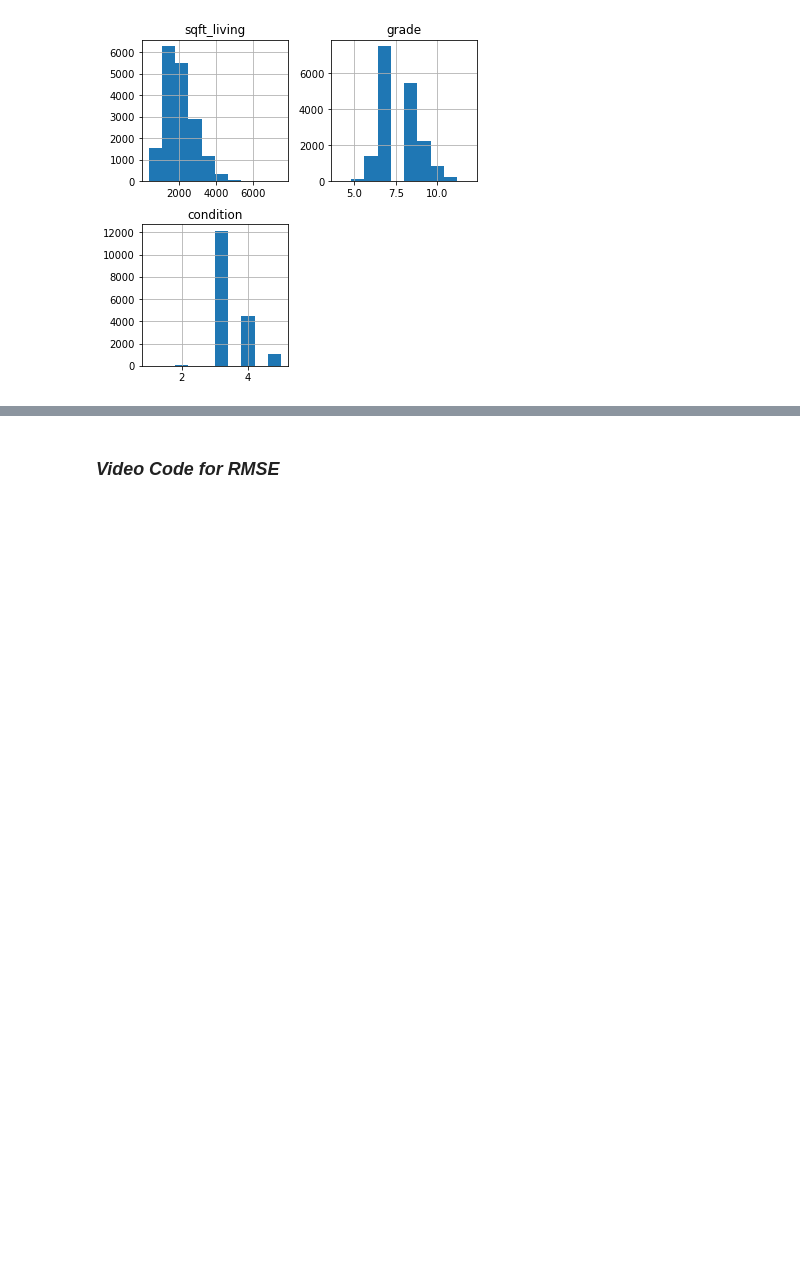
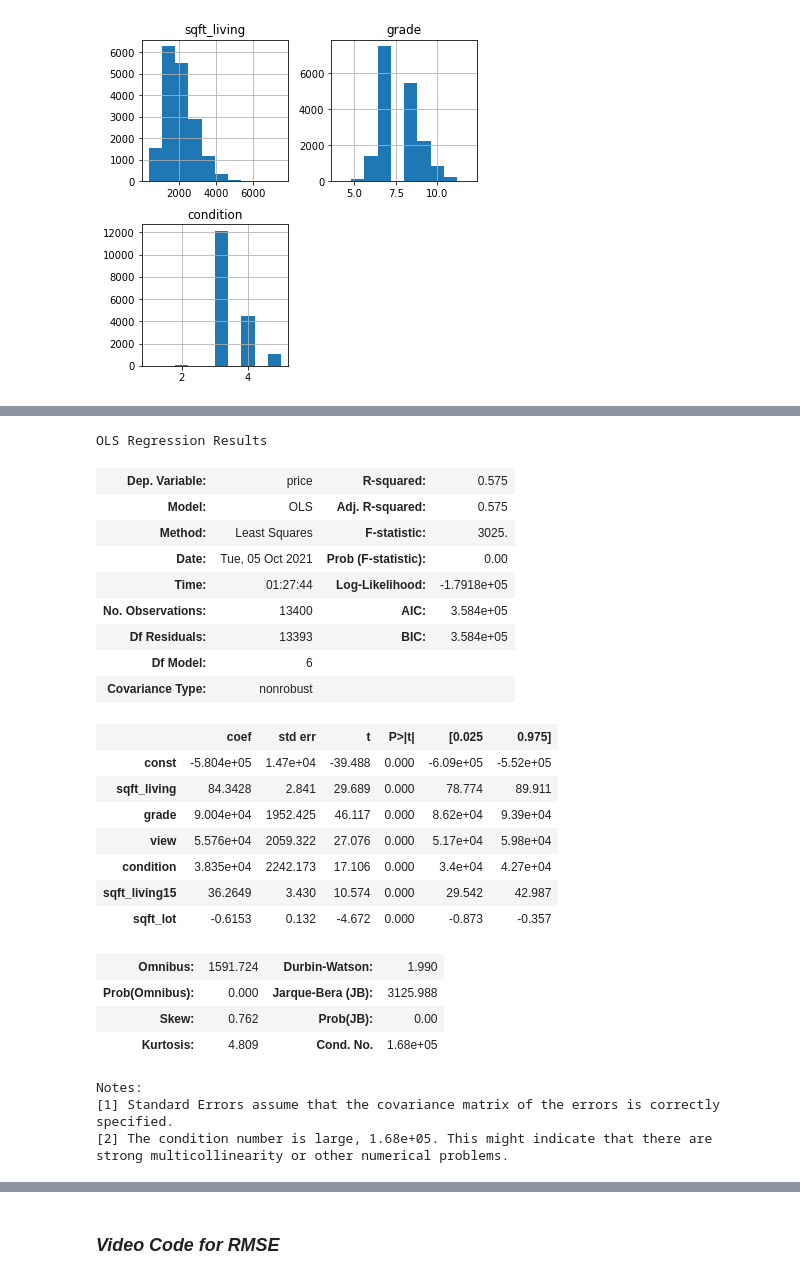
Before and after one commit to cyborgsage/kingco-realestate, a Jupyter notebook: doug_index.ipynb, the cells around one changed output, grey strips where cells are left out. Drawn from its saved outputs; the diff is of its cells as text; code cells hidden in the pictures; blank space fills up the shorter version.

```diff
--- a/doug_index.ipynb
+++ b/doug_index.ipynb
@@ -322,0 +353,4 @@ df[['sqft_living', 'grade', 'condition']].hist(figsize  = [6, 6]);
+# %%
+model_3 = ['sqft_living', 'grade', 'view', 'condition', 'sqft_living15', 'sqft_lot']
+X_train_second_model = X_train_numeric[model_3]
+# X_train_second_model
@@ -322,0 +380,31 @@ df[['sqft_living', 'grade', 'condition']].hist(figsize  = [6, 6]);
+# %%
+import statsmodels.api as sm
+
+sm.OLS(y_train, sm.add_constant(X_train_second_model)).fit().summary()
+# %% [output]
+OLS Regression Results
+| Dep. Variable: | price | R-squared: | 0.575 |
+| Model: | OLS | Adj. R-squared: | 0.575 |
+| Method: | Least Squares | F-statistic: | 3025. |
+| Date: | Tue, 05 Oct 2021 | Prob (F-statistic): | 0.00 |
+| Time: | 01:27:44 | Log-Likelihood: | -1.7918e+05 |
+| No. Observations: | 13400 | AIC: | 3.584e+05 |
+| Df Residuals: | 13393 | BIC: | 3.584e+05 |
+| Df Model: | 6 |  |  |
+| Covariance Type: | nonrobust |  |  |
+|  | coef | std err | t | P>|t| | [0.025 | 0.975] |
+| const | -5.804e+05 | 1.47e+04 | -39.488 | 0.000 | -6.09e+05 | -5.52e+05 |
+| sqft_living | 84.3428 | 2.841 | 29.689 | 0.000 | 78.774 | 89.911 |
+| grade | 9.004e+04 | 1952.425 | 46.117 | 0.000 | 8.62e+04 | 9.39e+04 |
+| view | 5.576e+04 | 2059.322 | 27.076 | 0.000 | 5.17e+04 | 5.98e+04 |
+| condition | 3.835e+04 | 2242.173 | 17.106 | 0.000 | 3.4e+04 | 4.27e+04 |
+| sqft_living15 | 36.2649 | 3.430 | 10.574 | 0.000 | 29.542 | 42.987 |
+| sqft_lot | -0.6153 | 0.132 | -4.672 | 0.000 | -0.873 | -0.357 |
+| Omnibus: | 1591.724 | Durbin-Watson: | 1.990 |
+| Prob(Omnibus): | 0.000 | Jarque-Bera (JB): | 3125.988 |
+| Skew: | 0.762 | Prob(JB): | 0.00 |
+| Kurtosis: | 4.809 | Cond. No. | 1.68e+05 |
+Notes:
+[1] Standard Errors assume that the covariance matrix of the errors is correctly specified.
+[2] The condition number is large, 1.68e+05. This might indicate that there are
+strong multicollinearity or other numerical problems.
```
Also changed, not shown: parts of 10 cells of this notebook.
